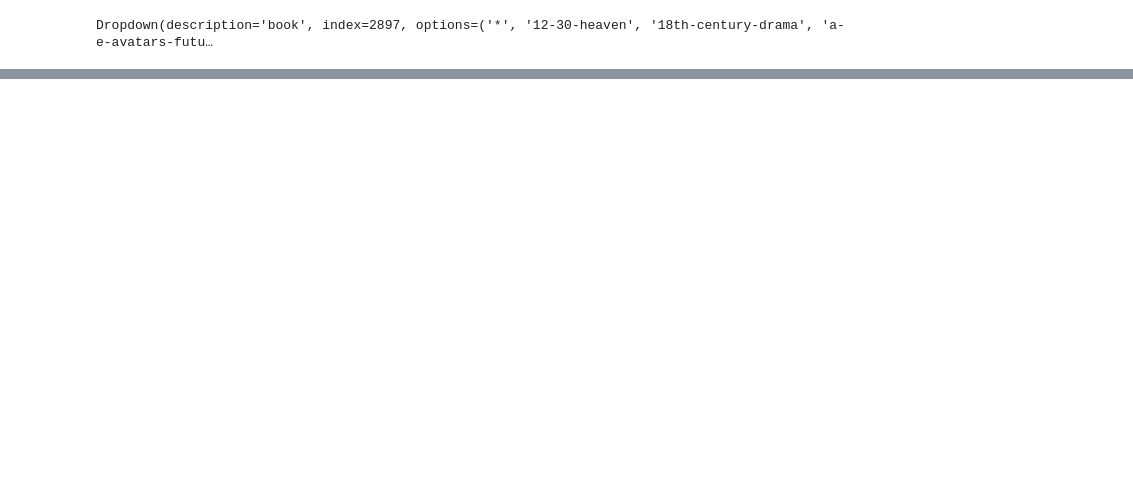
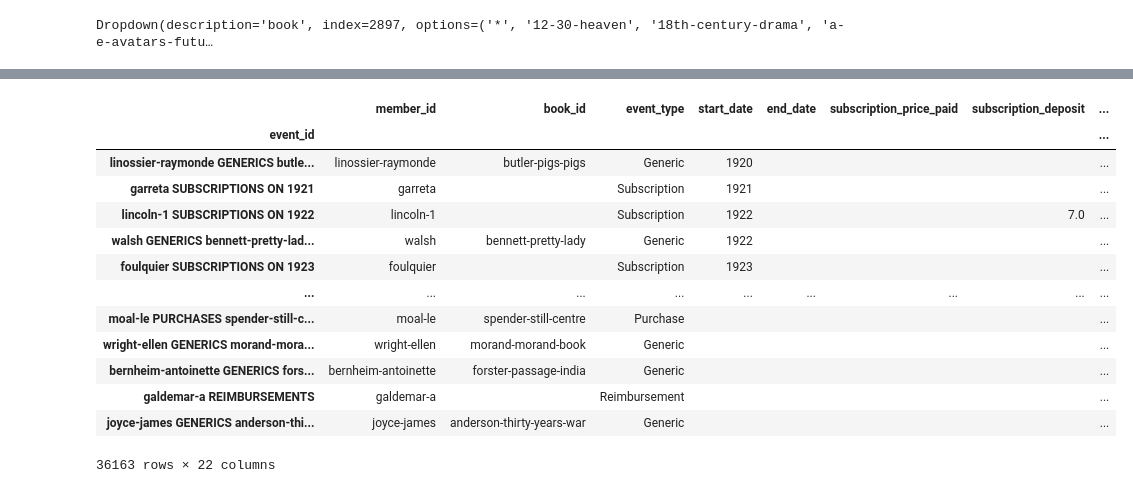
Before and after one commit to Princeton-CDH/geotaste, a Jupyter notebook: notebooks/2023-05-09. Book paths.ipynb, the cells around one changed output, grey strips where cells are left out. Saved outputs shown, nothing was run; the diff lists cells and outputs as text; code cells hidden in the pictures; blank space fills up the shorter version.

```diff
--- a/notebooks/2023-05-09. Book paths.ipynb
+++ b/notebooks/2023-05-09. Book paths.ipynb
@@ -67,0 +58,17 @@ df_events_located = get_combined_filtered_events_for(
+# %%
+get_events_df()
+# %% [output]
+|  | member_id | book_id | event_type | start_date | end_date | subscription_price_paid | subscription_deposit | ... |
+| event_id |  |  |  |  |  |  |  | ... |
+| linossier-raymonde GENERICS butle... | linossier-raymonde | butler-pigs-pigs | Generic | 1920 |  |  |  | ... |
+| garreta SUBSCRIPTIONS ON 1921 | garreta |  | Subscription | 1921 |  |  |  | ... |
+| lincoln-1 SUBSCRIPTIONS ON 1922 | lincoln-1 |  | Subscription | 1922 |  |  | 7.0 | ... |
+| walsh GENERICS bennett-pretty-lad... | walsh | bennett-pretty-lady | Generic | 1922 |  |  |  | ... |
+| foulquier SUBSCRIPTIONS ON 1923 | foulquier |  | Subscription | 1923 |  |  |  | ... |
+| ... | ... | ... | ... | ... | ... | ... | ... | ... |
+| moal-le PURCHASES spender-still-c... | moal-le | spender-still-centre | Purchase |  |  |  |  | ... |
+| wright-ellen GENERICS morand-mora... | wright-ellen | morand-morand-book | Generic |  |  |  |  | ... |
+| bernheim-antoinette GENERICS fors... | bernheim-antoinette | forster-passage-india | Generic |  |  |  |  | ... |
+| galdemar-a REIMBURSEMENTS | galdemar-a |  | Reimbursement |  |  |  |  | ... |
+| joyce-james GENERICS anderson-thi... | joyce-james | anderson-thirty-years-war | Generic |  |  |  |  | ... |
+36163 rows × 22 columns
```
Also changed, not shown: parts of 9 cells of this notebook, 2 other files.
